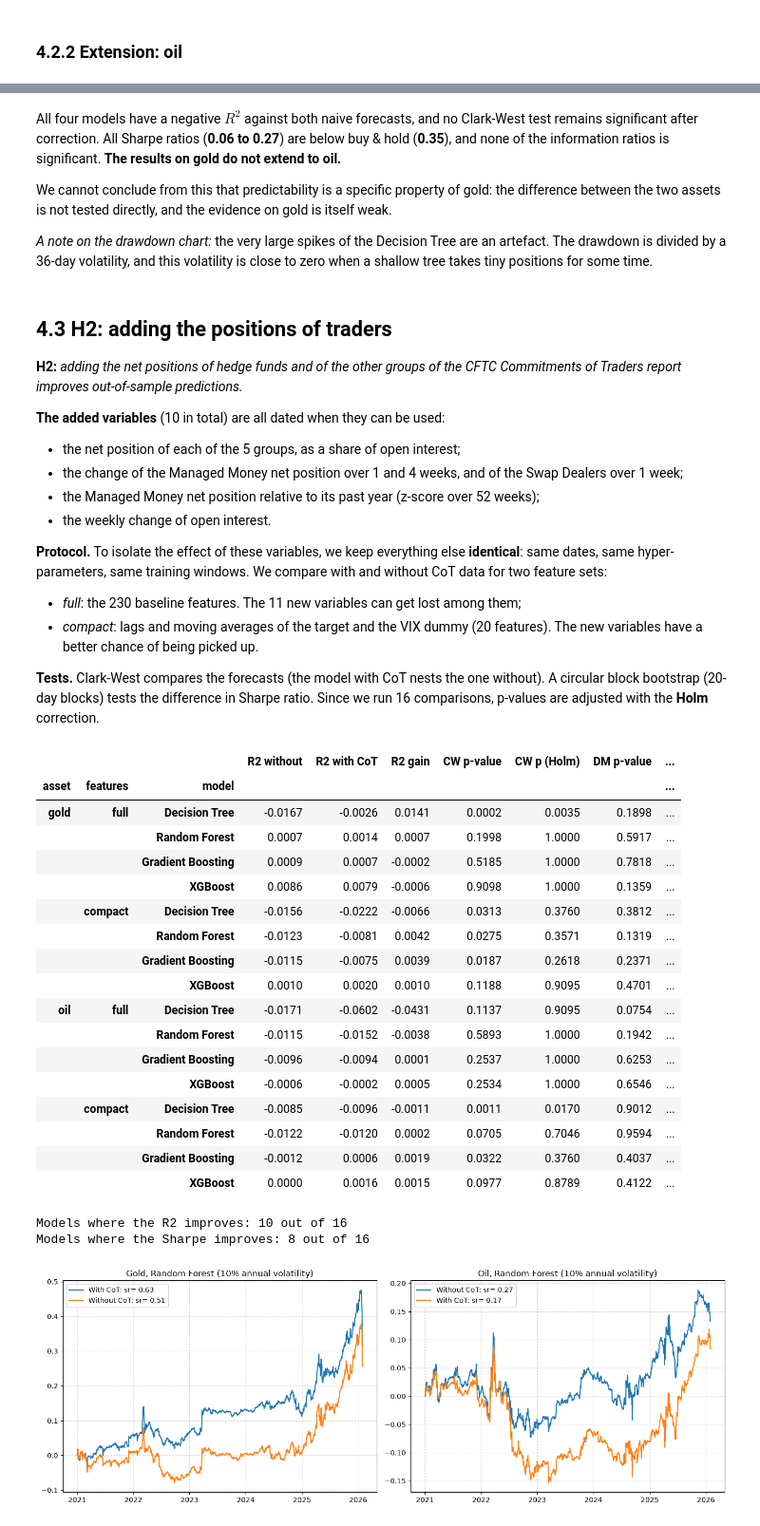
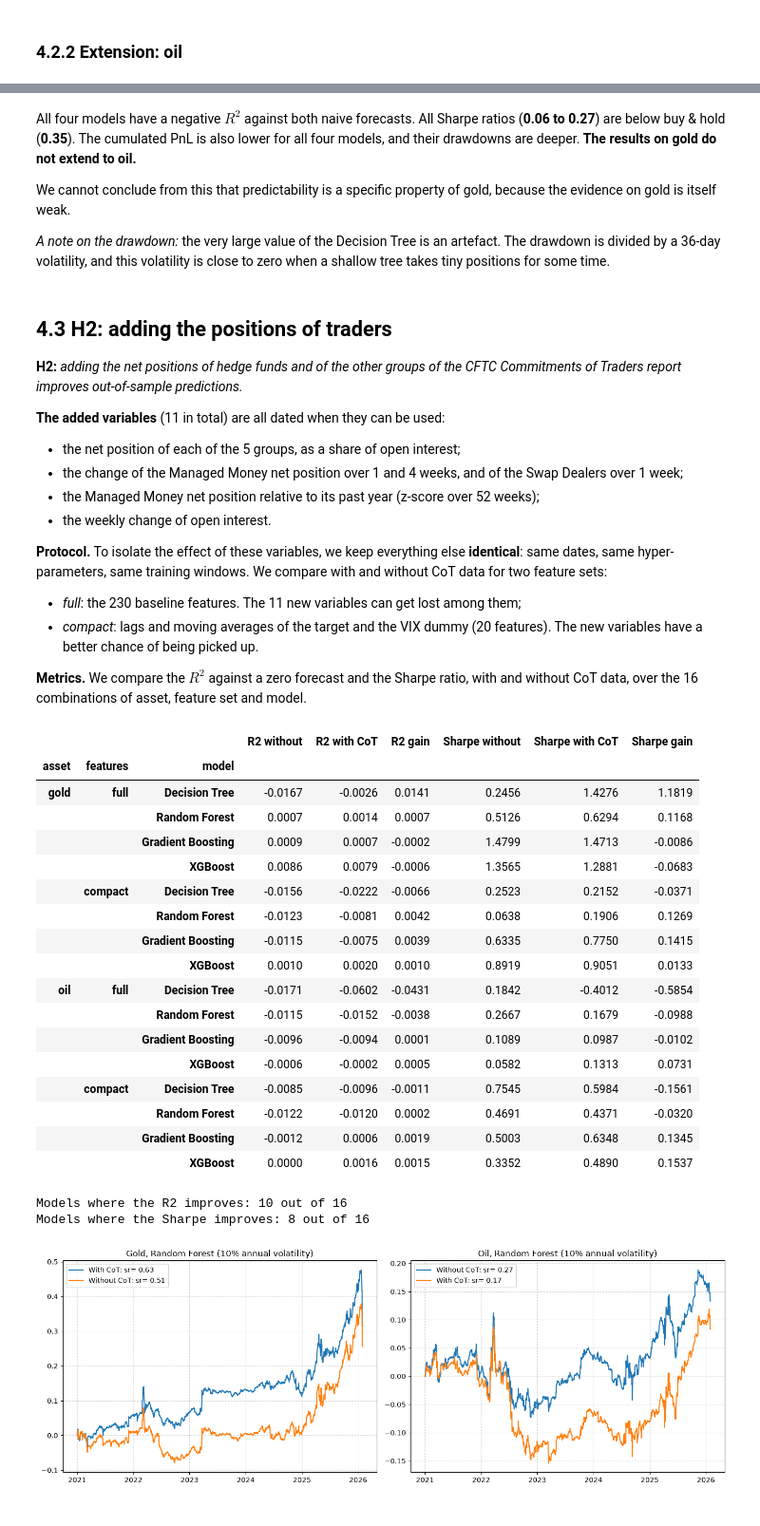
Before and after one commit to phounkpe2004/ML-for-Trading-ENSAE-3A, a Jupyter notebook: ml_trading.ipynb, the cells around one changed output, grey strips where cells are left out. Shown at 95% size. Cells and saved outputs as stored; diff of their text form; code cells hidden in the pictures.

Commit message:
Limite l'evaluation au PnL, Sharpe, drawdown, RSE et R2

```diff
--- a/ml_trading.ipynb
+++ b/ml_trading.ipynb
@@ -1692,15 +1601,15 @@ Sharpe ratio per year
 # %% [markdown]
-All four models have a negative $R^2$ against both naive forecasts, and no Clark-West test remains significant after correction. All Sharpe ratios (**0.06 to 0.27**) are below buy & hold (**0.35**), and none of the information ratios is significant. **The results on gold do not extend to oil.**
+All four models have a negative $R^2$ against both naive forecasts. All Sharpe ratios (**0.06 to 0.27**) are below buy & hold (**0.35**). The cumulated PnL is also lower for all four models, and their drawdowns are deeper. **The results on gold do not extend to oil.**
 
-We cannot conclude from this that predictability is a specific property of gold: the difference between the two assets is not tested directly, and the evidence on gold is itself weak.
+We cannot conclude from this that predictability is a specific property of gold, because the evidence on gold is itself weak.
 
-*A note on the drawdown chart:* the very large spikes of the Decision Tree are an artefact. The drawdown is divided by a 36-day volatility, and this volatility is close to zero when a shallow tree takes tiny positions for some time.
+*A note on the drawdown:* the very large value of the Decision Tree is an artefact. The drawdown is divided by a 36-day volatility, and this volatility is close to zero when a shallow tree takes tiny positions for some time.
 # %% [markdown]
 ## 4.3 H2: adding the positions of traders
 
 **H2:** *adding the net positions of hedge funds and of the other groups of the CFTC Commitments of Traders report improves out-of-sample predictions.*
 
-**The added variables** (10 in total) are all dated when they can be used:
+**The added variables** (11 in total) are all dated when they can be used:
 - the net position of each of the 5 groups, as a share of open interest;
 - the change of the Managed Money net position over 1 and 4 weeks, and of the Swap Dealers over 1 week;
 - the Managed Money net position relative to its past year (z-score over 52 weeks);
@@ -1710,26 +1619,8 @@ We cannot conclude from this that predictability is a specific property of gold:
 - *full*: the 230 baseline features. The 11 new variables can get lost among them;
 - *compact*: lags and moving averages of the target and the VIX dummy (20 features). The new variables have a better chance of being picked up.
 
-**Tests.** Clark-West compares the forecasts (the model with CoT nests the one without). A circular block bootstrap (20-day blocks) tests the difference in Sharpe ratio. Since we run 16 comparisons, p-values are adjusted with the **Holm** correction.
+**Metrics.** We compare the $R^2$ against a zero forecast and the Sharpe ratio, with and without CoT data, over the 16 combinations of asset, feature set and model.
 # %%
-BOOTSTRAP_DRAWS = 2000
-
-def sharpe_difference_pvalue(pnl_a: pd.Series, pnl_b: pd.Series, block: int = 20, n_draws: int = BOOTSTRAP_DRAWS) -> float:
-    """Two-sided circular block bootstrap test of a difference in Sharpe ratios. Both series are drawn on the same days."""
-
-    rng = np.random.default_rng(RNDM_SEED)
-    a, b = pnl_a.values, pnl_b.values
-    T = len(a)
-    sharpe = lambda x: x.mean(axis=-1) / x.std(axis=-1)
-
-    n_blocks = T // block + 1
-    starts = rng.integers(0, T, size=(n_draws, n_blocks))
-    idx = ((starts[:, :, None] + np.arange(block)) % T).reshape(n_draws, -1)[:, :T]
-    diffs = sharpe(a[idx]) - sharpe(b[idx])
-
-    observed = sharpe(a) - sharpe(b)
-    return float(np.mean(np.abs(diffs - diffs.mean()) >= abs(observed)))
-
 def compact_columns(features: pd.DataFrame, target_col: str) -> list[str]:
     return [c for c in features.columns if c.startswith(f"{target_col}_") or c == "vix_dummy"]
 
@@ -1749,19 +1640,12 @@ def compare_with_cot(features, target, ret, best_models, best_windows, asset):
             without = run_backtest(X_without, y, ret, model, best_windows[name])
             with_cot = run_backtest(X_with, y, ret, model, best_windows[name])
 
-            actual = y.reindex(without.predictions_.index).dropna()
-            p0, p1 = without.predictions_.loc[actual.index], with_cot.predictions_.loc[actual.index]
-            days = without.pnl_.index.intersection(with_cot.pnl_.index)
-
             rows.append({
                 "asset": asset, "features": spec, "model": name,
-                "R2 without": 1 - ((actual - p0) ** 2).sum() / (actual ** 2).sum(),
-                "R2 with CoT": 1 - ((actual - p1) ** 2).sum() / (actual ** 2).sum(),
-                "CW p-value": clark_west_pvalue(actual, p1, p0),
-                "DM p-value": diebold_mariano_pvalue(actual, p1, p0),
+                "R2 without": forecast_metrics(without, y, ret)["R2 vs zero"],
+                "R2 with CoT": forecast_metrics(with_cot, y, ret)["R2 vs zero"],
                 "Sharpe without": sharpe_ratio(without.pnl_),
                 "Sharpe with CoT": sharpe_ratio(with_cot.pnl_),
-                "Sharpe diff. p-value": sharpe_difference_pvalue(with_cot.pnl_.loc[days], without.pnl_.loc[days]),
             })
             curves[(spec, name)] = (without.pnl_, with_cot.pnl_)
 
@@ -1769,37 +1653,34 @@ def compare_with_cot(features, target, ret, best_models, best_windows, asset):
 # %%
 h2_gold, curves_gold = compare_with_cot(features_gold, target_gold, ret_gold, best_models_gold, best_windows_gold, "gold")
 h2_oil, curves_oil = compare_with_cot(features_oil, target_oil, ret_oil, best_models_oil, best_windows_oil, "oil")
 
 h2_table = pd.concat([h2_gold, h2_oil]).set_index(["asset", "features", "model"])
-h2_table["CW p (Holm)"] = holm_adjust(h2_table["CW p-value"])
-h2_table["Sharpe p (Holm)"] = holm_adjust(h2_table["Sharpe diff. p-value"])
 h2_table["R2 gain"] = h2_table["R2 with CoT"] - h2_table["R2 without"]
 h2_table["Sharpe gain"] = h2_table["Sharpe with CoT"] - h2_table["Sharpe without"]
 
-display(h2_table[["R2 without", "R2 with CoT", "R2 gain", "CW p-value", "CW p (Holm)", "DM p-value",
-                  "Sharpe without", "Sharpe with CoT", "Sharpe gain", "Sharpe diff. p-value", "Sharpe p (Holm)"]].round(4))
+display(h2_table[["R2 without", "R2 with CoT", "R2 gain", "Sharpe without", "Sharpe with CoT", "Sharpe gain"]].round(4))
 
 print("Models where the R2 improves:", int((h2_table["R2 gain"] > 0).sum()), "out of", len(h2_table))
 print("Models where the Sharpe improves:", int((h2_table["Sharpe gain"] > 0).sum()), "out of", len(h2_table))
 # %% [output]
-|  |  |  | R2 without | R2 with CoT | R2 gain | CW p-value | CW p (Holm) | DM p-value | ... |
-| asset | features | model |  |  |  |  |  |  | ... |
-| gold | full | Decision Tree | -0.0167 | -0.0026 | 0.0141 | 0.0002 | 0.0035 | 0.1898 | ... |
-|  |  | Random Forest | 0.0007 | 0.0014 | 0.0007 | 0.1998 | 1.0000 | 0.5917 | ... |
-|  |  | Gradient Boosting | 0.0009 | 0.0007 | -0.0002 | 0.5185 | 1.0000 | 0.7818 | ... |
-|  |  | XGBoost | 0.0086 | 0.0079 | -0.0006 | 0.9098 | 1.0000 | 0.1359 | ... |
-|  | compact | Decision Tree | -0.0156 | -0.0222 | -0.0066 | 0.0313 | 0.3760 | 0.3812 | ... |
-|  |  | Random Forest | -0.0123 | -0.0081 | 0.0042 | 0.0275 | 0.3571 | 0.1319 | ... |
-|  |  | Gradient Boosting | -0.0115 | -0.0075 | 0.0039 | 0.0187 | 0.2618 | 0.2371 | ... |
-|  |  | XGBoost | 0.0010 | 0.0020 | 0.0010 | 0.1188 | 0.9095 | 0.4701 | ... |
-| oil | full | Decision Tree | -0.0171 | -0.0602 | -0.0431 | 0.1137 | 0.9095 | 0.0754 | ... |
-|  |  | Random Forest | -0.0115 | -0.0152 | -0.0038 | 0.5893 | 1.0000 | 0.1942 | ... |
-|  |  | Gradient Boosting | -0.0096 | -0.0094 | 0.0001 | 0.2537 | 1.0000 | 0.6253 | ... |
-|  |  | XGBoost | -0.0006 | -0.0002 | 0.0005 | 0.2534 | 1.0000 | 0.6546 | ... |
-|  | compact | Decision Tree | -0.0085 | -0.0096 | -0.0011 | 0.0011 | 0.0170 | 0.9012 | ... |
-|  |  | Random Forest | -0.0122 | -0.0120 | 0.0002 | 0.0705 | 0.7046 | 0.9594 | ... |
-|  |  | Gradient Boosting | -0.0012 | 0.0006 | 0.0019 | 0.0322 | 0.3760 | 0.4037 | ... |
-|  |  | XGBoost | 0.0000 | 0.0016 | 0.0015 | 0.0977 | 0.8789 | 0.4122 | ... |
+|  |  |  | R2 without | R2 with CoT | R2 gain | Sharpe without | Sharpe with CoT | Sharpe gain |
+| asset | features | model |  |  |  |  |  |  |
+| gold | full | Decision Tree | -0.0167 | -0.0026 | 0.0141 | 0.2456 | 1.4276 | 1.1819 |
+|  |  | Random Forest | 0.0007 | 0.0014 | 0.0007 | 0.5126 | 0.6294 | 0.1168 |
+|  |  | Gradient Boosting | 0.0009 | 0.0007 | -0.0002 | 1.4799 | 1.4713 | -0.0086 |
+|  |  | XGBoost | 0.0086 | 0.0079 | -0.0006 | 1.3565 | 1.2881 | -0.0683 |
+|  | compact | Decision Tree | -0.0156 | -0.0222 | -0.0066 | 0.2523 | 0.2152 | -0.0371 |
+|  |  | Random Forest | -0.0123 | -0.0081 | 0.0042 | 0.0638 | 0.1906 | 0.1269 |
+|  |  | Gradient Boosting | -0.0115 | -0.0075 | 0.0039 | 0.6335 | 0.7750 | 0.1415 |
+|  |  | XGBoost | 0.0010 | 0.0020 | 0.0010 | 0.8919 | 0.9051 | 0.0133 |
+| oil | full | Decision Tree | -0.0171 | -0.0602 | -0.0431 | 0.1842 | -0.4012 | -0.5854 |
+|  |  | Random Forest | -0.0115 | -0.0152 | -0.0038 | 0.2667 | 0.1679 | -0.0988 |
+|  |  | Gradient Boosting | -0.0096 | -0.0094 | 0.0001 | 0.1089 | 0.0987 | -0.0102 |
+|  |  | XGBoost | -0.0006 | -0.0002 | 0.0005 | 0.0582 | 0.1313 | 0.0731 |
+|  | compact | Decision Tree | -0.0085 | -0.0096 | -0.0011 | 0.7545 | 0.5984 | -0.1561 |
+|  |  | Random Forest | -0.0122 | -0.0120 | 0.0002 | 0.4691 | 0.4371 | -0.0320 |
+|  |  | Gradient Boosting | -0.0012 | 0.0006 | 0.0019 | 0.5003 | 0.6348 | 0.1345 |
+|  |  | XGBoost | 0.0000 | 0.0016 | 0.0015 | 0.3352 | 0.4890 | 0.1537 |
 Models where the R2 improves: 10 out of 16
 Models where the Sharpe improves: 8 out of 16
 # %%
```
Also changed, not shown: parts of 25 cells of this notebook.
